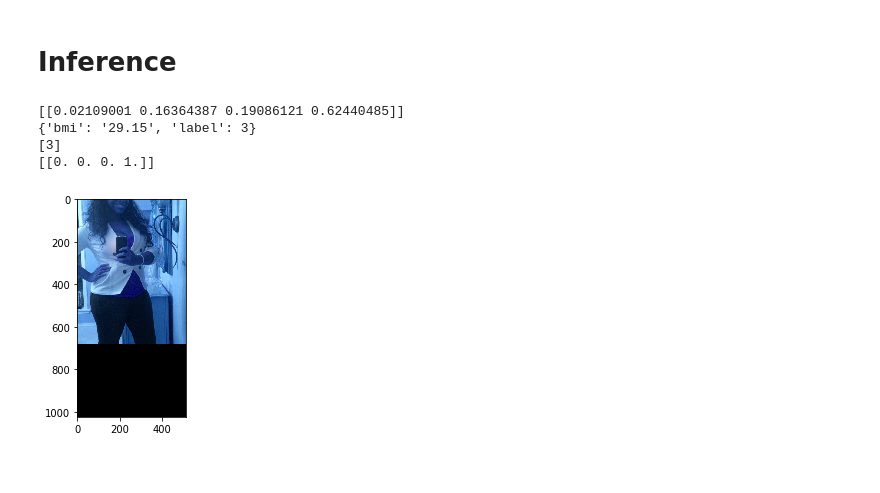
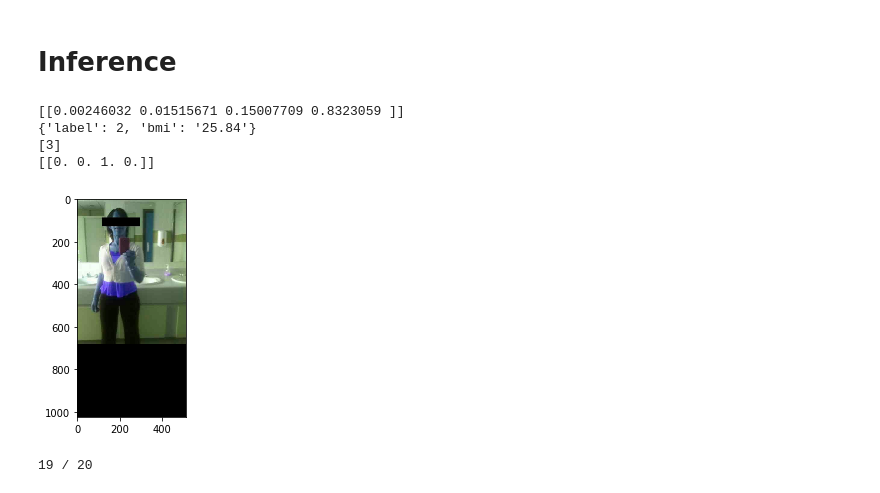
Before and after one commit to slowstone/PersonBodyType, a Jupyter notebook: resnet_test.ipynb, the cells around one changed output. Cells and saved outputs as stored; diff of their text form; code cells hidden in the pictures.

```diff
--- a/resnet_test.ipynb
+++ b/resnet_test.ipynb
@@ -385,0 +422,23 @@ Epoch 6/20
+# %%
+im_dir = './dataset/image_women/'
+json_path = './dataset/women_sample_label.json'
+f = open(json_path,'r')
+info = json.load(f)
+f.close()
+names = list(info.keys())
+images = []
+labels = []
+for name in names:
+    path = os.path.join(im_dir, name)
+    im = imread(path)
+    if im is None:
+        continue
+
+    label = info[name]['label']
+
+    images.append(im)
+    labels.append(label)
+images = np.array(images)
+labels = np.array(labels)
+#labels = (np.arange(CLASS_NUMS) == labels[:, None]).astype(np.float32)
+labels = tf.keras.utils.to_categorical(labels,num_classes = CLASS_NUMS)
@@ -388,54 +449,56 @@ Epoch 6/20
 # %%
 import matplotlib.pyplot as plt
 # %%
-model_path = './logs/res50_softmax_momentum_20180710T1501/res50_softmax_momentum_0001.h5'
+model_path = './logs/res50_softmax_momentum_20180722T0055/res50_softmax_momentum_0047.h5'
 # %%
 model = build_model()
 model.load_weights(model_path)
 # %%
 im_dir = './dataset/image_women/'
 
-f = open('./dataset/women_sample_label.json','r')
+f = open('./dataset/women_sample20_label.json','r')
 info = json.load(f)
 f.close()
 
 names = list(info.keys())
-name = names[1]
+name = names[3]
 
 path = os.path.join(im_dir,name)
 im = imread(path)
 im = np.array([im])
 result = model.predict(im)
 print(result)
 result_ = np.argmax(result,axis=-1)
 
 print(info[name])
 print(result_)
 
 labels = np.array([info[name]['label']])
 
 la = tf.keras.utils.to_categorical(labels,num_classes = 4)
 print(la)
 
 plt.imshow(im[0])
 plt.show()
 # %% [output]
-[[0.02109001 0.16364387 0.19086121 0.62440485]]
-{'bmi': '29.15', 'label': 3}
+[[0.00246032 0.01515671 0.15007709 0.8323059 ]]
+{'label': 2, 'bmi': '25.84'}
 [3]
-[[0. 0. 0. 1.]]
+[[0. 0. 1. 0.]]
-[figure, old version]
+[figure, new version]
 # %%
 right = 0
 error = 0
-f = open('./dataset/women_sample_label.json','r')
+f = open('./dataset/women_sample20_label.json','r')
 info = json.load(f)
 f.close()
 
 names = list(info.keys())
-for name in names:
+for i,name in enumerate(names):
     path = os.path.join(im_dir,name)
     im = imread(path)
+    if im is None:
+        continue
     im = np.array([im])
     result = model.predict(im)
     result = np.argmax(result)
@@ -444,6 +507,9 @@ for name in names:
         right += 1
     else:
         error += 1
+    print(i,'/',len(names),end='\r')
+# %% [output]
+19 / 20
 # %%
 print(right/(right+error))
 # %% [output]
```
Also changed, not shown: parts of 18 cells of this notebook, 2 other files.
